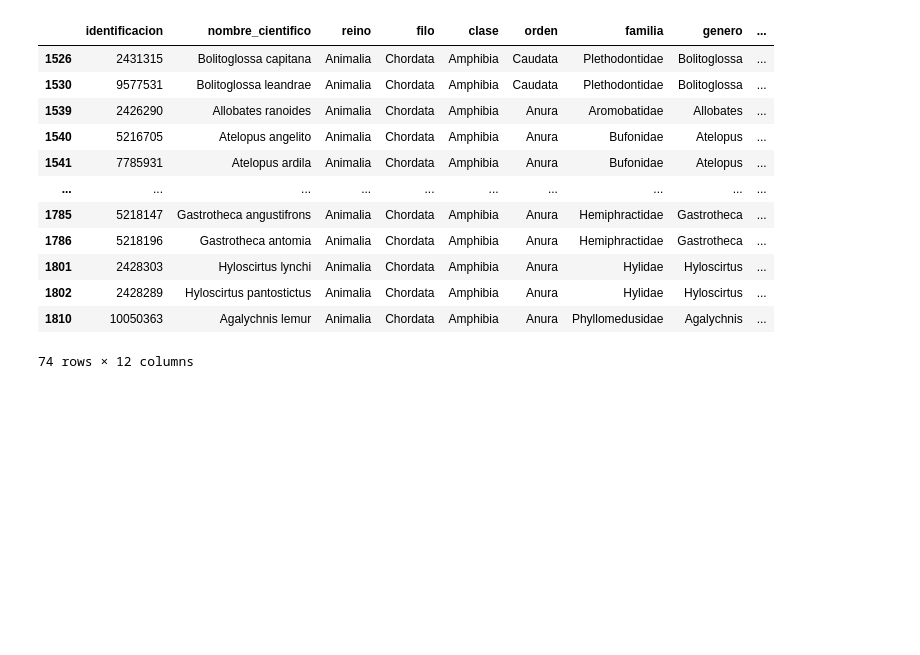
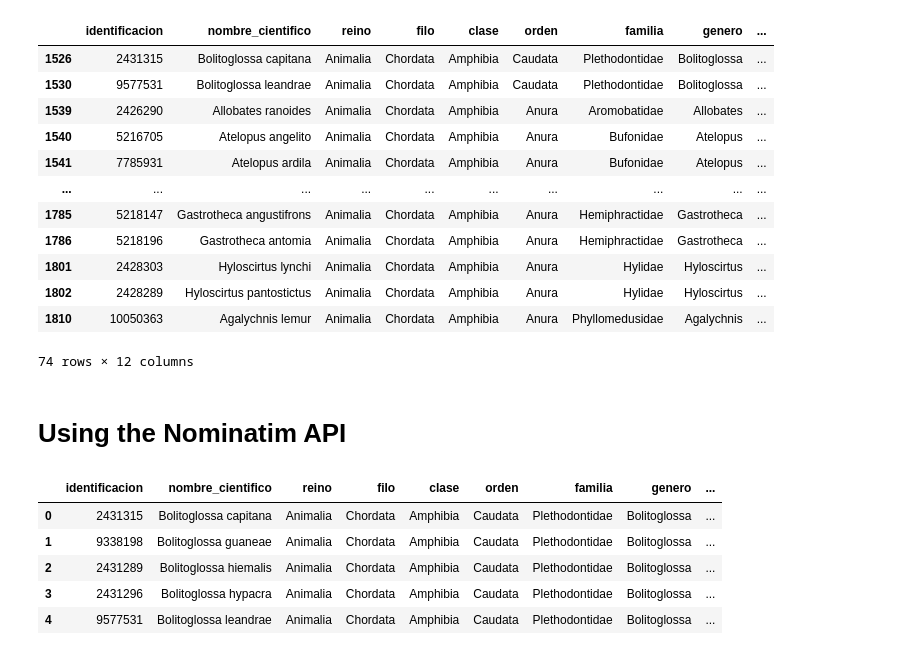
Before and after one commit to pololwl/repoDS, a Jupyter notebook: actividad-4-5-6-7/endangeredAmphibiaSpecies.ipynb, the cells around one changed output. Drawn from its saved outputs; the diff is of its cells as text; code cells hidden in the pictures; blank space fills up the shorter version.

```diff
--- a/actividad-4-5-6-7/endangeredAmphibiaSpecies.ipynb
+++ b/actividad-4-5-6-7/endangeredAmphibiaSpecies.ipynb
@@ -109,3 +110,15 @@ endangeredAmphibiaSpecies.loc[endangeredSpecies['estado_de_amenaza'] == 'CR']
 | 1802 | 2428289 | Hyloscirtus pantostictus | Animalia | Chordata | Amphibia | Anura | Hylidae | Hyloscirtus | ... |
 | 1810 | 10050363 | Agalychnis lemur | Animalia | Chordata | Amphibia | Anura | Phyllomedusidae | Agalychnis | ... |
 74 rows × 12 columns
+# %% [markdown]
+# Using the Nominatim API
+# %%
+endangeredAmphibiaSpecies = pd.read_csv('endangeredAmphibiaSpecies.csv')
+endangeredAmphibiaSpecies.head()
+# %% [output]
+|  | identificacion | nombre_cientifico | reino | filo | clase | orden | familia | genero | ... |
+| 0 | 2431315 | Bolitoglossa capitana | Animalia | Chordata | Amphibia | Caudata | Plethodontidae | Bolitoglossa | ... |
+| 1 | 9338198 | Bolitoglossa guaneae | Animalia | Chordata | Amphibia | Caudata | Plethodontidae | Bolitoglossa | ... |
+| 2 | 2431289 | Bolitoglossa hiemalis | Animalia | Chordata | Amphibia | Caudata | Plethodontidae | Bolitoglossa | ... |
+| 3 | 2431296 | Bolitoglossa hypacra | Animalia | Chordata | Amphibia | Caudata | Plethodontidae | Bolitoglossa | ... |
+| 4 | 9577531 | Bolitoglossa leandrae | Animalia | Chordata | Amphibia | Caudata | Plethodontidae | Bolitoglossa | ... |
```
Also changed, not shown: parts of 12 cells of this notebook, 4 other files.
